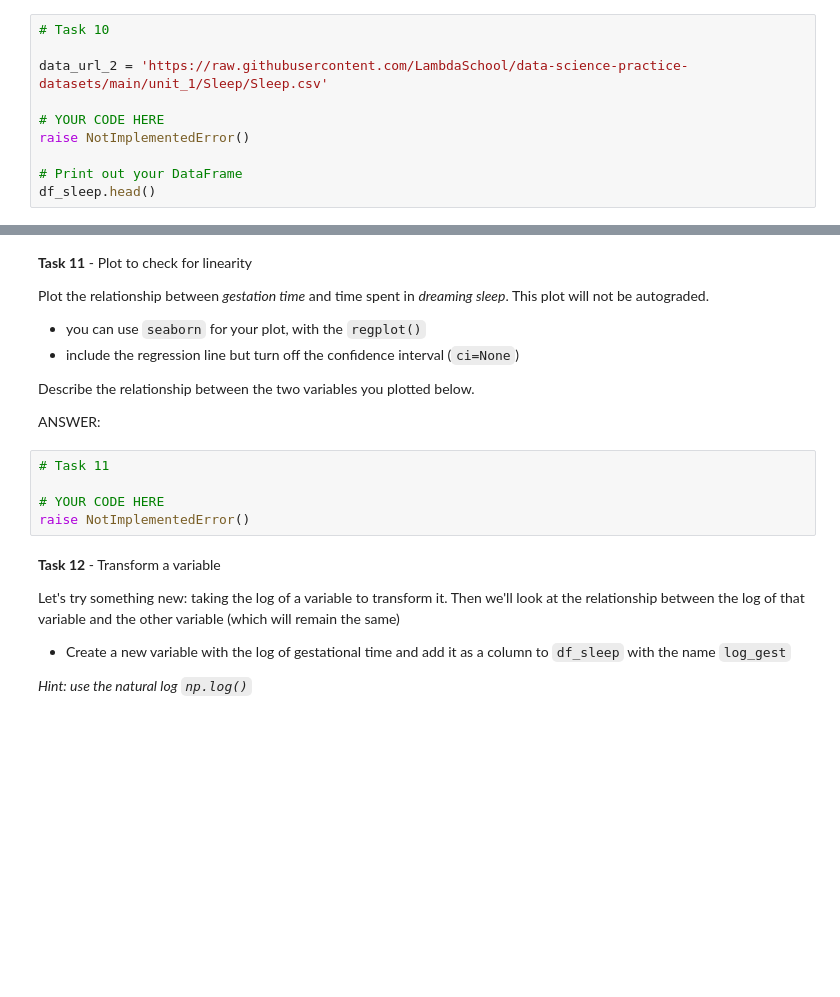
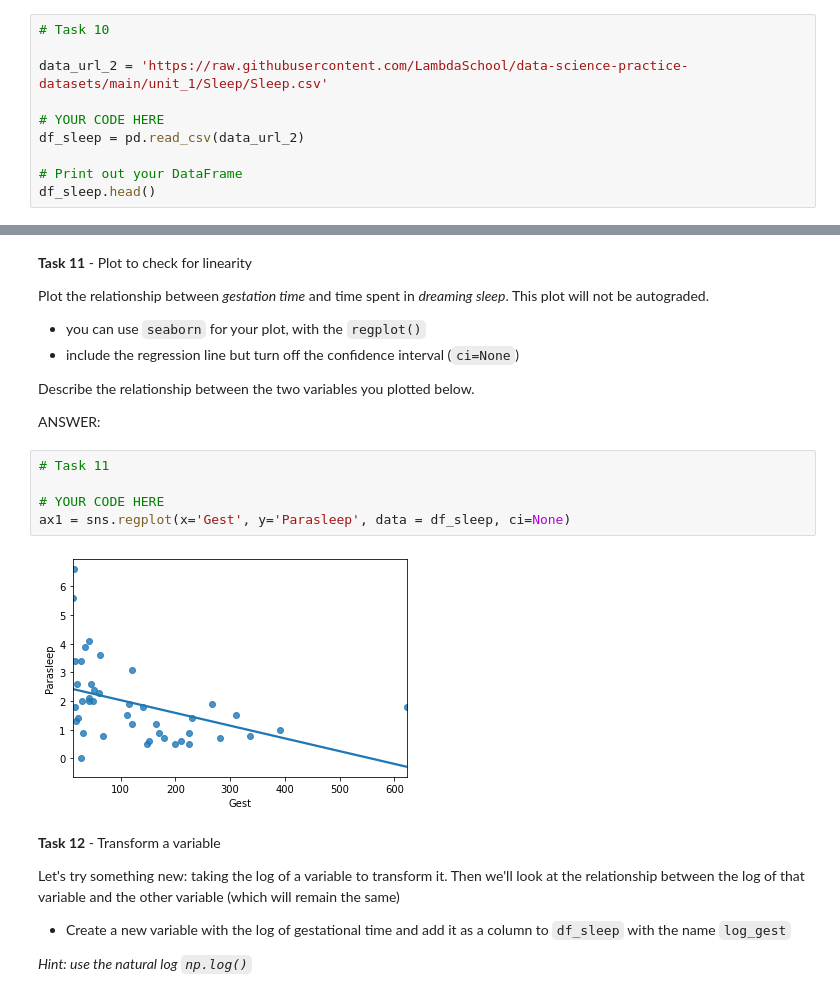
Before and after one commit to JenFaith/DS-Unit-1-Sprint-3-Linear-Algebra, a Jupyter notebook: Faith_LS_DS_132_Inference_For_Regression_Assignment_AG_ipynb_txt.ipynb, the cells around one changed output, grey strips where cells are left out. Cells and saved outputs as stored; diff of their text form; blank space fills up the shorter version.

```diff
--- a/Faith_LS_DS_132_Inference_For_Regression_Assignment_AG_ipynb_txt.ipynb
+++ b/Faith_LS_DS_132_Inference_For_Regression_Assignment_AG_ipynb_txt.ipynb
@@ -242,7 +324,7 @@ Before we can look at the data, we need to load in the data. The URL has been pr
 data_url_2 = 'https://raw.githubusercontent.com/LambdaSchool/data-science-practice-datasets/main/unit_1/Sleep/Sleep.csv'
 
 # YOUR CODE HERE
-raise NotImplementedError()
+df_sleep = pd.read_csv(data_url_2)
 
 # Print out your DataFrame
 df_sleep.head()
@@ -267,8 +356,10 @@ ANSWER:
 # %%
 # Task 11
 
 # YOUR CODE HERE
-raise NotImplementedError()
+ax1 = sns.regplot(x='Gest', y='Parasleep', data = df_sleep, ci=None)
+# %% [output]
+[figure, added]
 # %% [markdown]
 **Task 12** - Transform a variable
 
```
Also changed, not shown: parts of 22 cells of this notebook.
